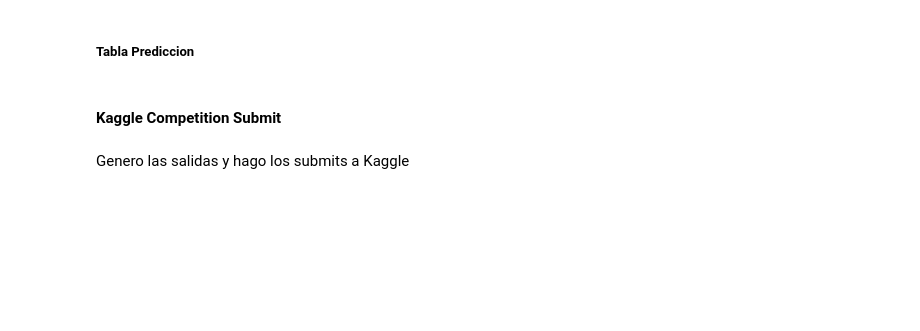
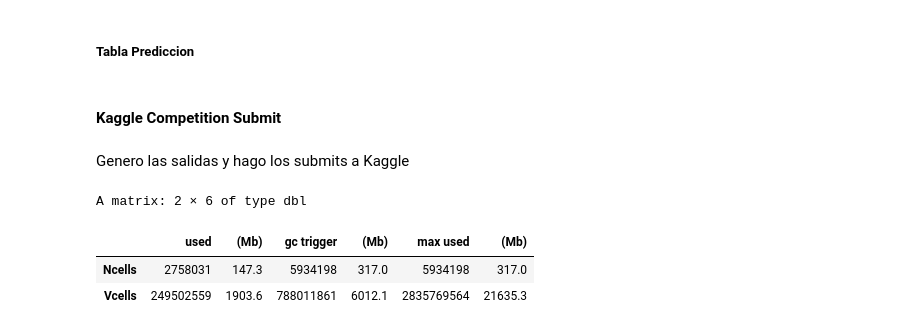
Before and after one commit to juanmg1984/dm2025a, a Jupyter notebook: src/workflows/WF1236.ipynb, the cells around one changed output. Saved outputs shown, nothing was run; the diff lists cells and outputs as text; code cells hidden in the pictures; blank space fills up the shorter version.

```diff
--- a/src/workflows/WF1236.ipynb
+++ b/src/workflows/WF1236.ipynb
@@ -1704,14 +1990,12 @@ semillerio <- 20  # cantidad de semillas
 
 if(!require("primes")) install.packages("primes")
 require("primes")
+# %%
+PARAM$FT$semillerio <- 20  # cantidad de semillas
 # %%
-
 primos <- generate_primes(min = 100000, max = 1000000)
 set.seed(PARAM$semilla_primigenia, kind = "L'Ecuyer-CMRG")
 # me quedo con PARAM$semillerio  primos al azar
-PARAM
-semillas <- sample(primos)[seq(PARAM
-semillerio)]
+PARAM$FT$semillas <- sample(primos)[seq(PARAM$FT$semillerio)]
 
-cat( PARAM
-semillas)
+cat( PARAM$FT$semillas)
@@ -1814,50 +2128,39 @@ fwrite(tb_prediccion,
 # %% [markdown]
 Genero las salidas y hago los submits a Kaggle
 # %%
-# genero archivos con los  "envios" mejores
-# suba TODOS los archivos a Kaggle
+# aplico final_model   a dfuture
 
-PARAM
-competencia <- "data-mining-analista-jr-2025-a"
-PARAM
-cortes <- seq(1800, 2400, by = 100)
+tb_prediccion <- dfuture[, list(numero_de_cliente)]
+tb_prediccion[, prob := 0]
 
-# ordeno por probabilidad descendente
-setorder(tb_prediccion, -prob)
+datos_matrix <- data.matrix(dfuture[, campos_buenos, with= FALSE])
 
-dir.create("kaggle")
 
-for (envios in PARAM
-cortes) {
+for( isem in seq(length(PARAM$FT$semillas)) )
+{
+   sem <- PARAM$FT$semillas[ isem ]
+   nombre_arch <- paste0( "./modelos/modelo_", sem, ".txt")
+   final_model <- lgb.load(nombre_arch)
 
-  tb_prediccion[, Predicted := 0L] # seteo inicial a 0
-  tb_prediccion[1:envios, Predicted := 1L] # marclo los primeros
-
-  archivo_kaggle <- paste0(
-    "./kaggle/KA",
-    PARAM$experimento, "_",
-    "s", length(PARAM
-semillas), "_",
-    envios, ".csv")
-
-  # grabo el archivo
-  fwrite(tb_prediccion[, list(numero_de_cliente, Predicted)],
-    file= archivo_kaggle,
-    sep= ","
+   prediccion <- predict(
+     final_model,
+     datos_matrix
   )
 
-  # subida a Kaggle, armo la linea de comando
-  comando <- "kaggle competitions submit"
-  competencia <- paste("-c", PARAM
-competencia)
-  arch <- paste( "-f", archivo_kaggle)
+  tb_prediccion[, paste0("prob_", isem) := prediccion]
+  tb_prediccion[, prob := prob + prediccion]
 
-  mensaje <- paste0("-m 'envios=", envios,
-  "  semilla=", PARAM$semilla_primigenia,
-    "'" )
+  rm(final_model)
+  rm(prediccion)
+  gc(full = TRUE, verbose=FALSE)
+}
 
-  linea <- paste( comando, competencia, arch, mensaje)
+rm( datos_matrix)
+gc(full = TRUE, verbose=FALSE)
 
-  salida <- system(linea, intern=TRUE) # el submit a Kaggle
-  cat(salida, "\n")
-}
+tb_prediccion[, prob := prob /length(PARAM$FT$semillas) ]
+# %% [output]
+A matrix: 2 × 6 of type dbl
+|  | used | (Mb) | gc trigger | (Mb) | max used | (Mb) |
+| Ncells | 2758031 | 147.3 | 5934198 | 317.0 | 5934198 | 317.0 |
+| Vcells | 249502559 | 1903.6 | 788011861 | 6012.1 | 2835769564 | 21635.3 |
```
Also changed, not shown: parts of 21 cells of this notebook.
